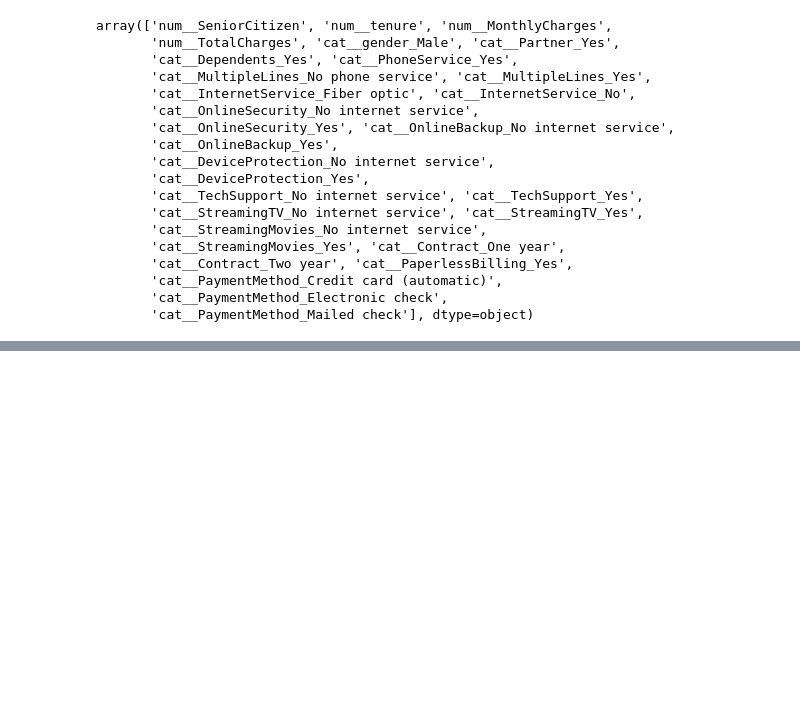
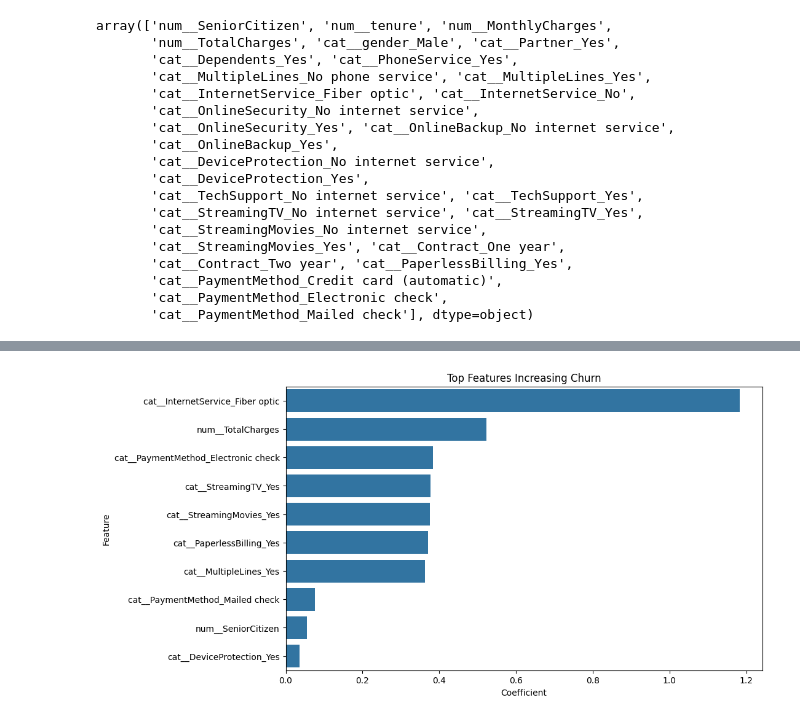
Before and after one commit to Meet946/Customer-Churn-Prediction, a Jupyter notebook: notebooks/03_preprocessing_and_modeling.ipynb, the cells around one changed output, grey strips where cells are left out. Cells and saved outputs as stored; diff of their text form; code cells hidden in the pictures; blank space fills up the shorter version.

Commit message:
Completed Customer Churn Prediction project

```diff
--- a/notebooks/03_preprocessing_and_modeling.ipynb
+++ b/notebooks/03_preprocessing_and_modeling.ipynb
@@ -203,0 +312,4 @@ weighted avg       0.80      0.81      0.80      1409
+# %%
+feature_names = preprocessor.get_feature_names_out()
+
+feature_names
@@ -203,0 +335,9 @@ weighted avg       0.80      0.81      0.80      1409
+# %%
+coefficients = lr.coef_[0]
+# %%
+importance_df = pd.DataFrame({
+    "Feature": feature_names,
+    "Coefficient": coefficients
+})
+
+importance_df.head()
@@ -203,0 +351,7 @@ weighted avg       0.80      0.81      0.80      1409
+# %%
+importance_df = importance_df.sort_values(
+    by="Coefficient",
+    ascending=False
+)
+
+importance_df
@@ -203,0 +407,25 @@ weighted avg       0.80      0.81      0.80      1409
+# %%
+top_positive = (
+    importance_df
+    .sort_values(
+        by="Coefficient",
+        ascending=False
+    )
+    .head(10)
+)
+
+plt.figure(figsize=(10,6))
+
+sns.barplot(
+    data=top_positive,
+    x="Coefficient",
+    y="Feature"
+)
+
+plt.title(
+    "Top Features Increasing Churn"
+)
+
+plt.show()
+# %% [output]
+[figure, added]
```
Also changed, not shown: parts of 42 cells of this notebook, 13 other files.
